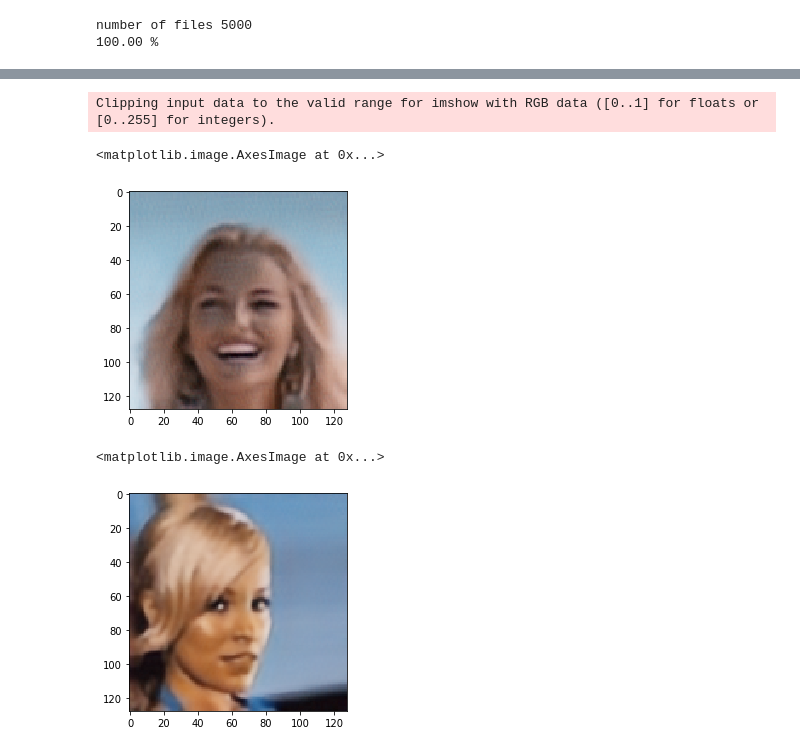
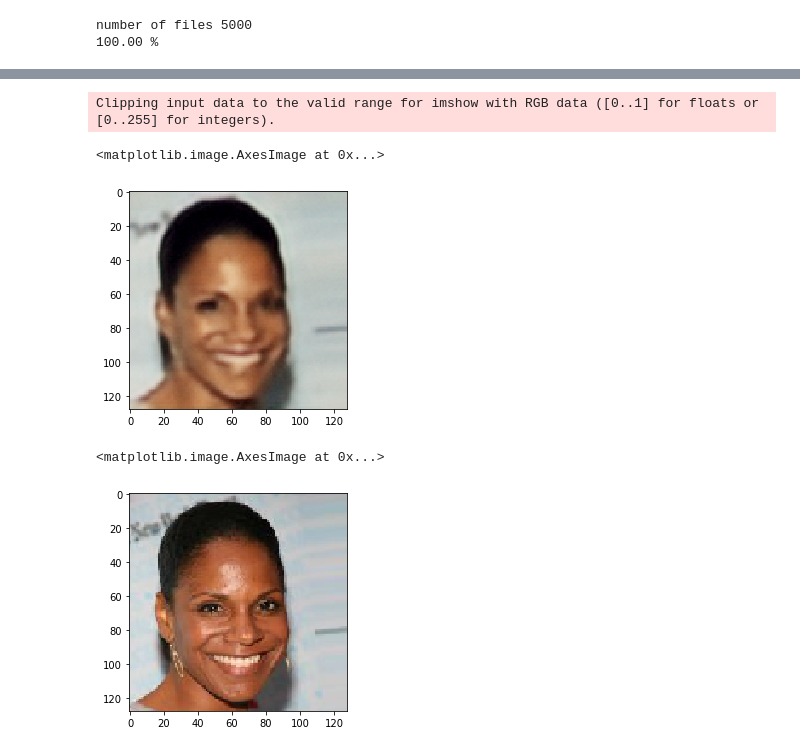
Before and after one commit to safwanp314/cari-net, a Jupyter notebook: munit.ipynb, the cells around one changed output, grey strips where cells are left out. Saved outputs shown, nothing was run; the diff lists cells and outputs as text; code cells hidden in the pictures.

```diff
--- a/munit.ipynb
+++ b/munit.ipynb
@@ -380,7 +343,7 @@ ext = 'png'
 input_image_files = find_files(input_path, ext)
 input_image_files.sort()
 # %%
-input_image_files = input_image_files[0:5000]
+input_image_files = input_image_files[5000:10000]
 # %%
 x_train = []
 
@@ -460,11 +433,11 @@ generated_image = decoder_predicted[0]
 # %%
-plt.imshow(generated_image)
+plt.imshow(y_predict[10])
 # %% [output]
 Clipping input data to the valid range for imshow with RGB data ([0..1] for floats or [0..255] for integers).
 <matplotlib.image.AxesImage at 0x...>
-[figure, old version]
+[figure, new version]
 # %%
-plt.imshow(y_predict[4])
+plt.imshow(x_train[10])
 # %% [output]
 <matplotlib.image.AxesImage at 0x...>
-[figure, old version]
+[figure, new version]
```
Also changed, not shown: parts of 24 cells of this notebook.
